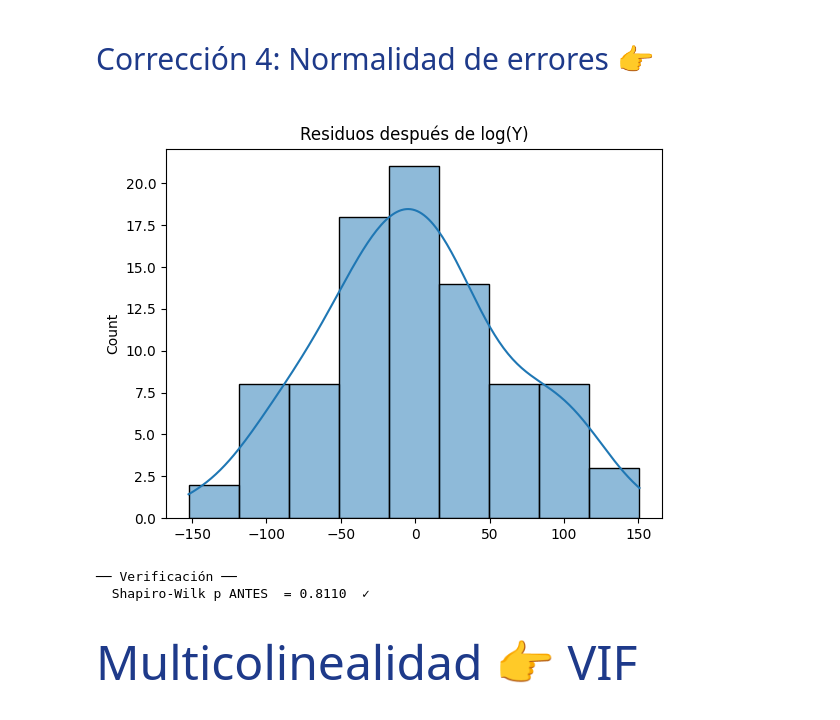
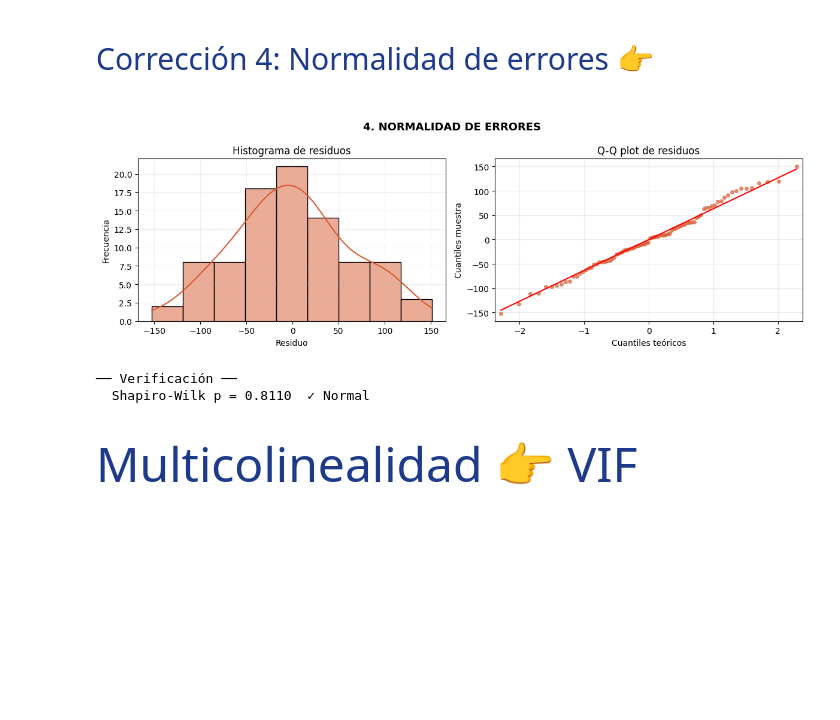
Before and after one commit to ednavivianasegura/Material_cursos_Evsa_Miuller, a Jupyter notebook: Modulo2_Fundamentos_AI/06_RegresionLineal.ipynb, the cells around one changed output. Saved outputs shown, nothing was run; the diff lists cells and outputs as text; code cells hidden in the pictures; blank space fills up the shorter version.

```diff
--- a/Modulo2_Fundamentos_AI/06_RegresionLineal.ipynb
+++ b/Modulo2_Fundamentos_AI/06_RegresionLineal.ipynb
@@ -1253,25 +1265,49 @@ Corrección 4: Normalidad de errores &#128073;
 </div>
 # %% [output]
 Corrección 4: Normalidad de errores 👉
-# %%
-# ════════════════════════════════════════════════════════════════
-#  4. NORMALIDAD DE ERRORES
-#     Errores con distribución chi-cuadrado → cola derecha larga
-#     Q-Q plot bien extendido (n=120, errores variados)
-# ════════════════════════════════════════════════════════════════
-import seaborn as sns
-sns.histplot(m2_inicial.resid, kde=True)
-plt.title('Residuos después de log(Y)')
-plt.show()
-
-sw_s2, sw_p2 = stats.shapiro(m2_inicial.resid)
-
-print("\n── Verificación ──")
-print(f"  Shapiro-Wilk p ANTES  = {sw_p2:.4f}  {'⚠ No normal' if sw_p2<0.05 else '✓'}")
-# %% [output]
-[figure, removed]
-── Verificación ──
-  Shapiro-Wilk p ANTES  = 0.8110  ✓
+# %%
+# ════════════════════════════════════════════════════════════════
+#  4. NORMALIDAD DE ERRORES
+#     Errores con distribución chi-cuadrado → cola derecha larga
+#     Q-Q plot bien extendido (n=120, errores variados)
+# ════════════════════════════════════════════════════════════════
+
+# ── Figura con dos paneles: histograma + Q-Q plot ─────────────────
+fig, axes = plt.subplots(1, 2, figsize=(12, 4))
+fig.suptitle("4. NORMALIDAD DE ERRORES", fontweight="bold", fontsize=13)
+
+# ── Panel 0: Histograma de residuos ──────────────────────────────
+# kde=True → añade la curva de densidad suavizada sobre el histograma
+# Si la distribución es normal → forma de campana simétrica ✅
+# Si hay cola larga o asimetría → no normalidad ❌
+sns.histplot(m2_inicial.resid, kde=True,
+             color=C_MAL, ax=axes[0])
+axes[0].set(title="Histograma de residuos",
+            xlabel="Residuo", ylabel="Frecuencia")
+axes[0].grid(alpha=0.2)
+
+# ── Panel 1: Q-Q plot ─────────────────────────────────────────────
+# Compara los cuantiles de los residuos con los de una normal teórica
+# Si los puntos siguen la línea azul → normalidad ✅
+# Si se desvían en los extremos      → no normalidad ❌
+graficar_qq(axes[1], m2_inicial.resid, C_MAL,
+            "Q-Q plot de residuos")
+
+plt.tight_layout()
+plt.show()
+
+# ── Diagnóstico numérico: Test de Shapiro-Wilk ───────────────────
+# Contrasta formalmente si los residuos siguen una distribución normal
+# H₀: los residuos son normales     → p >= 0.05 ✅
+# H₁: los residuos no son normales  → p <  0.05 ❌
+sw_s2, sw_p2 = stats.shapiro(m2_inicial.resid)
+
+print("\n── Verificación ──")
+print(f"  Shapiro-Wilk p = {sw_p2:.4f}  {'⚠ No normal' if sw_p2 < 0.05 else '✓ Normal'}")
+# %% [output]
+[figure, added]
+── Verificación ──
+  Shapiro-Wilk p = 0.8110  ✓ Normal
 # %%
 # @title
 %%html
```
Also changed, not shown: parts of 84 cells of this notebook.
